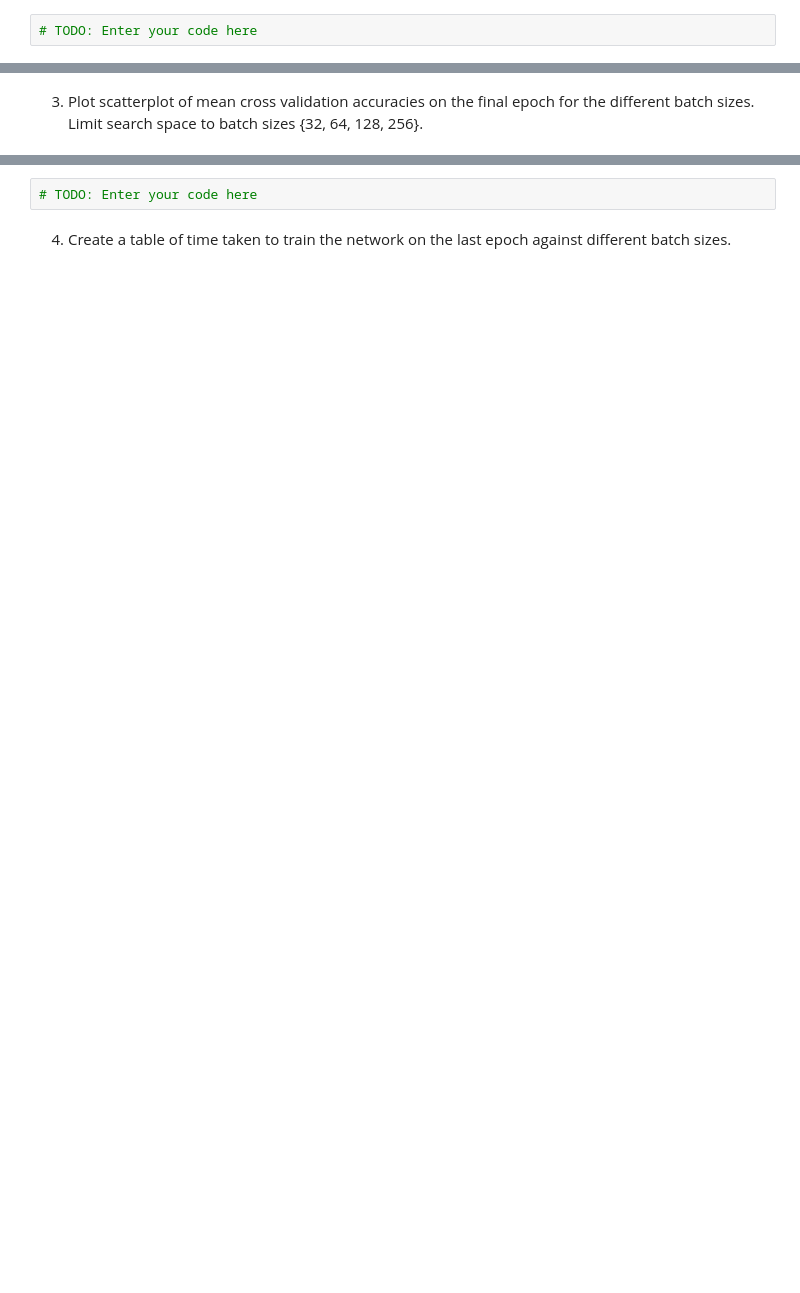
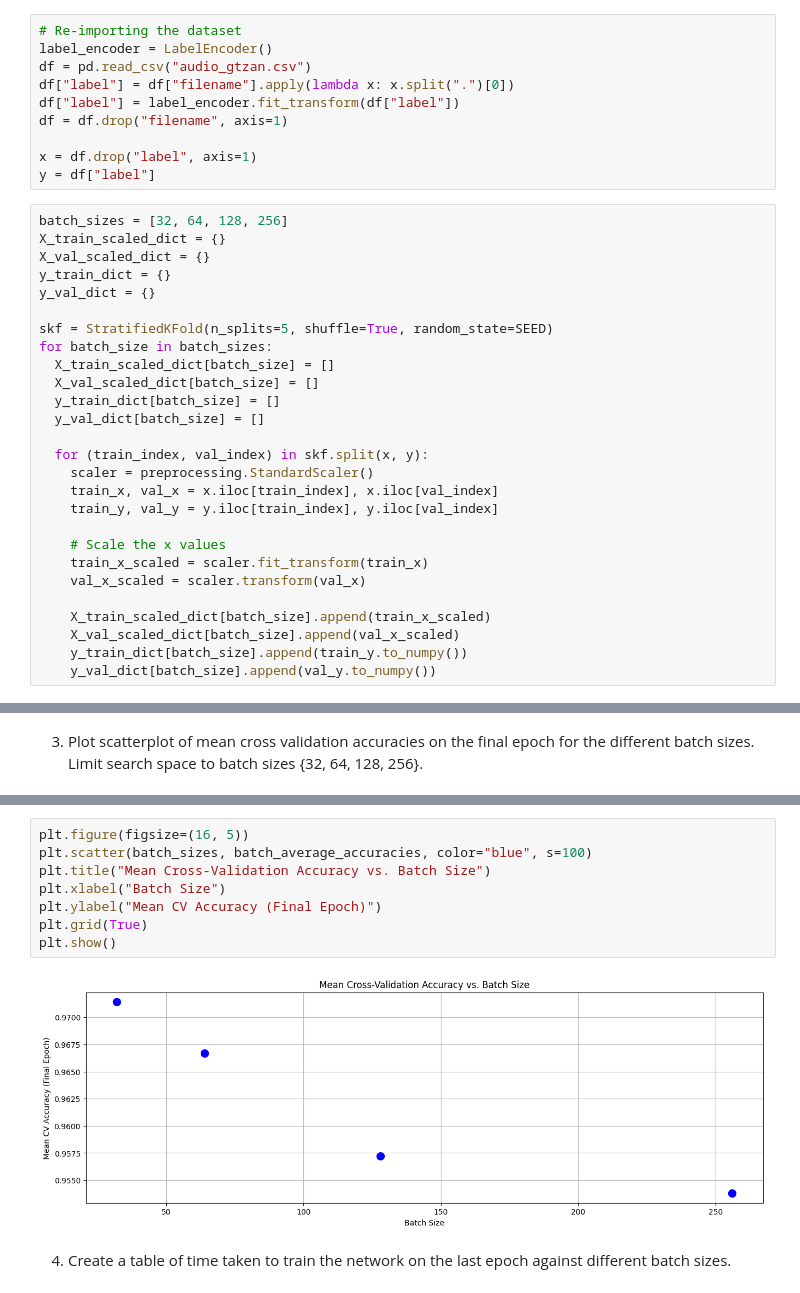
Before and after one commit to Ruin9999/music-genre-classification, a Jupyter notebook: submission_template.ipynb, the cells around one changed output, grey strips where cells are left out. Saved outputs shown, nothing was run; the diff lists cells and outputs as text; blank space fills up the shorter version.

```diff
--- a/submission_template.ipynb
+++ b/submission_template.ipynb
@@ -222,5 +226,40 @@ from sklearn.model_selection import StratifiedKFold
     - X_train_scaled_dict[batch_size] is a list of the preprocessed training matrix for the different folds.
     - X_val_scaled_dict[batch_size] is a list of the processed validation matrix for the different folds.
     - y_train_dict[batch_size] and y_val_dict[batch_size] is a list of labels for the different folds.
+# %%
+# Re-importing the dataset
+label_encoder = LabelEncoder()
+df = pd.read_csv("audio_gtzan.csv")
+df["label"] = df["filename"].apply(lambda x: x.split(".")[0])
+df["label"] = label_encoder.fit_transform(df["label"])
+df = df.drop("filename", axis=1)
+
+x = df.drop("label", axis=1)
+y = df["label"]
 # %%
-# TODO: Enter your code here
+batch_sizes = [32, 64, 128, 256]
+X_train_scaled_dict = {}
+X_val_scaled_dict = {}
+y_train_dict = {}
+y_val_dict = {}
+
+skf = StratifiedKFold(n_splits=5, shuffle=True, random_state=SEED)
+for batch_size in batch_sizes:
+  X_train_scaled_dict[batch_size] = []
+  X_val_scaled_dict[batch_size] = []
+  y_train_dict[batch_size] = []
+  y_val_dict[batch_size] = []
+
+  for (train_index, val_index) in skf.split(x, y):
+    scaler = preprocessing.StandardScaler()
+    train_x, val_x = x.iloc[train_index], x.iloc[val_index]
+    train_y, val_y = y.iloc[train_index], y.iloc[val_index]
+
+    # Scale the x values
+    train_x_scaled = scaler.fit_transform(train_x)
+    val_x_scaled = scaler.transform(val_x)
+
+    X_train_scaled_dict[batch_size].append(train_x_scaled)
+    X_val_scaled_dict[batch_size].append(val_x_scaled)
+    y_train_dict[batch_size].append(train_y.to_numpy())
+    y_val_dict[batch_size].append(val_y.to_numpy())
@@ -233,5 +386,13 @@ from sklearn.model_selection import StratifiedKFold
 # %%
-# TODO: Enter your code here
+plt.figure(figsize=(16, 5))
+plt.scatter(batch_sizes, batch_average_accuracies, color="blue", s=100)
+plt.title("Mean Cross-Validation Accuracy vs. Batch Size")
+plt.xlabel("Batch Size")
+plt.ylabel("Mean CV Accuracy (Final Epoch)")
+plt.grid(True)
+plt.show()
+# %% [output]
+[figure, added]
 # %% [markdown]
 4. Create a table of time taken to train the network on the last epoch against different batch sizes.
 # %%
```
Also changed, not shown: parts of 35 cells of this notebook.
